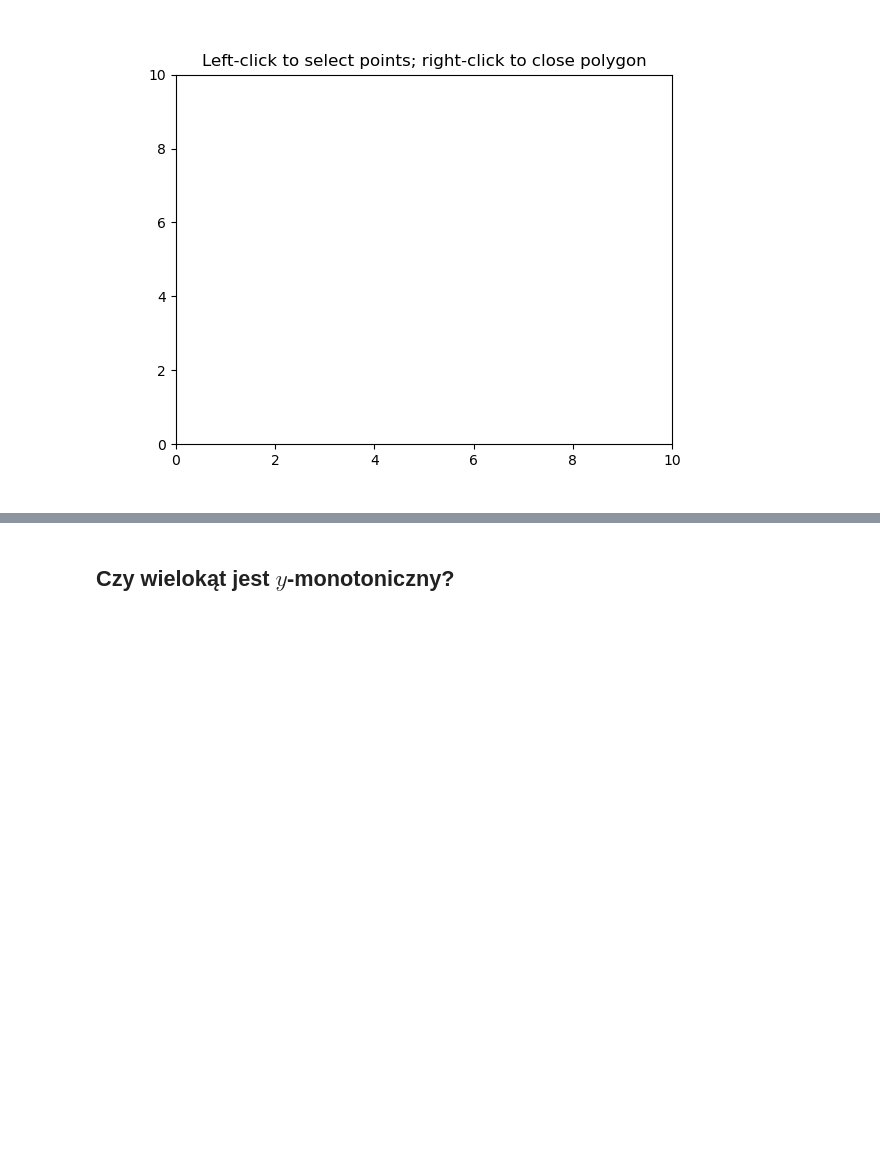
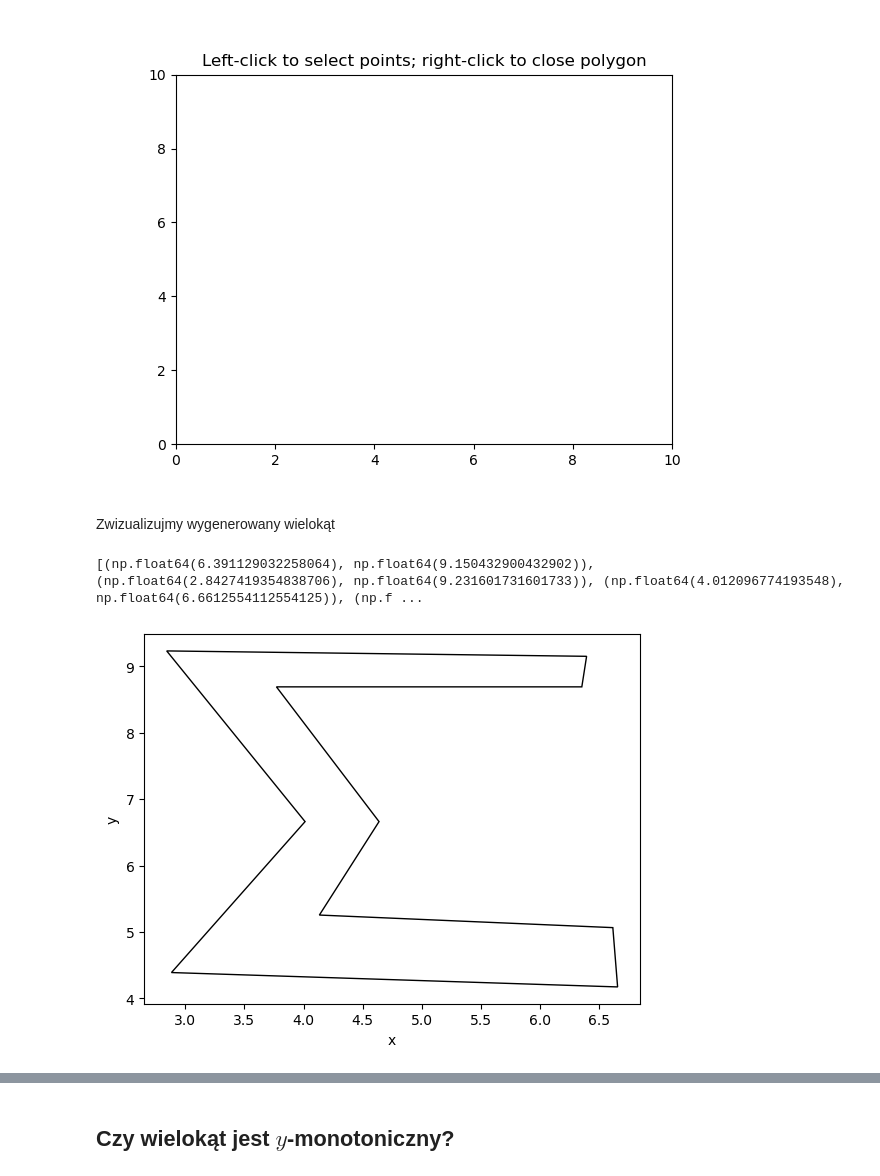
Before and after one commit to WSm-77/geometric_algorithms, a Jupyter notebook: lab3/main.ipynb, the cells around one changed output, grey strips where cells are left out. Saved outputs shown, nothing was run; the diff lists cells and outputs as text; code cells hidden in the pictures; blank space fills up the shorter version.

```diff
--- a/lab3/main.ipynb
+++ b/lab3/main.ipynb
@@ -220,3 +217,12 @@ def get_polygon_and_show():
 polygon = get_polygon()
 # %% [output]
 [figure]
+# %% [markdown]
+Zwizualizujmy wygenerowany wielokąt
+# %%
+%matplotlib inline
+draw_polygon(polygon)
+print(polygon)
+# %% [output]
+[(np.float64(6.391129032258064), np.float64(9.150432900432902)), (np.float64(2.8427419354838706), np.float64(9.231601731601733)), (np.float64(4.012096774193548), np.float64(6.6612554112554125)), (np.f ...
+[figure, added]
```
Also changed, not shown: parts of 40 cells of this notebook.
